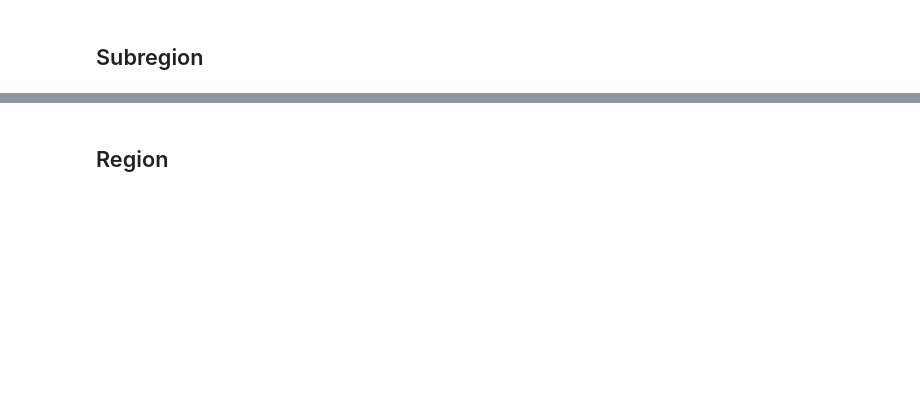
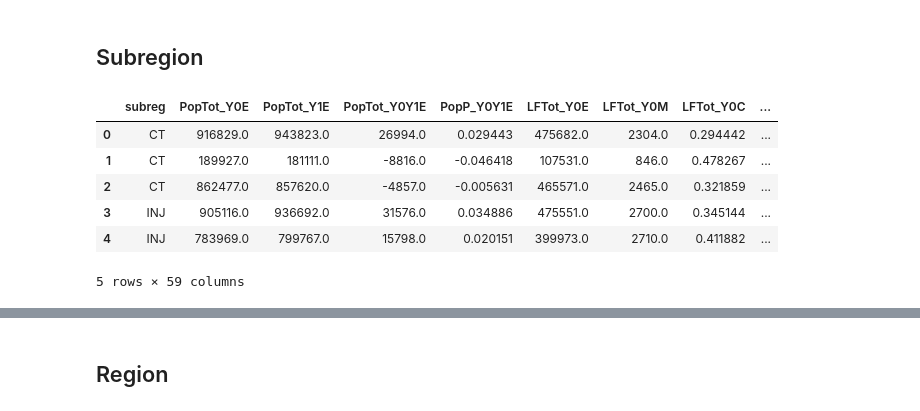
Before and after one commit to daragoldberg/metroexplorer, a Jupyter notebook: notebooks/County+_Census_PEP-ACS.ipynb, the cells around one changed output, grey strips where cells are left out. Cells and saved outputs as stored; diff of their text form; code cells hidden in the pictures; blank space fills up the shorter version.

```diff
--- a/notebooks/County+_Census_PEP-ACS.ipynb
+++ b/notebooks/County+_Census_PEP-ACS.ipynb
@@ -299,6 +417,14 @@ region_county_1.columns
 ## Subregion
 # %%
 #Merge geo info with county-level information before calculating change over time
-region_subregion_1 = geo_xwalk.merge(coY0Y1,on='stco')
-region_subregion_1 = region_subregion_1.drop(columns=['stco','st','co','stco_int','reg','stco_lbl','co_lbl','GEO_ID'])
-region_subregion_1.head()
+subregion_cen = geo_xwalk.merge(coY0Y1,on='stco')
+subregion_cen = subregion_cen.drop(columns=['stco','st','co','stco_int','reg','stco_lbl','co_lbl','GEO_ID'])
+subregion_cen.head()
+# %% [output]
+|  | subreg | PopTot_Y0E | PopTot_Y1E | PopTot_Y0Y1E | PopP_Y0Y1E | LFTot_Y0E | LFTot_Y0M | LFTot_Y0C | ... |
+| 0 | CT | 916829.0 | 943823.0 | 26994.0 | 0.029443 | 475682.0 | 2304.0 | 0.294442 | ... |
+| 1 | CT | 189927.0 | 181111.0 | -8816.0 | -0.046418 | 107531.0 | 846.0 | 0.478267 | ... |
+| 2 | CT | 862477.0 | 857620.0 | -4857.0 | -0.005631 | 465571.0 | 2465.0 | 0.321859 | ... |
+| 3 | INJ | 905116.0 | 936692.0 | 31576.0 | 0.034886 | 475551.0 | 2700.0 | 0.345144 | ... |
+| 4 | INJ | 783969.0 | 799767.0 | 15798.0 | 0.020151 | 399973.0 | 2710.0 | 0.411882 | ... |
+5 rows × 59 columns
```
Also changed, not shown: parts of 37 cells of this notebook, 6 other files.
